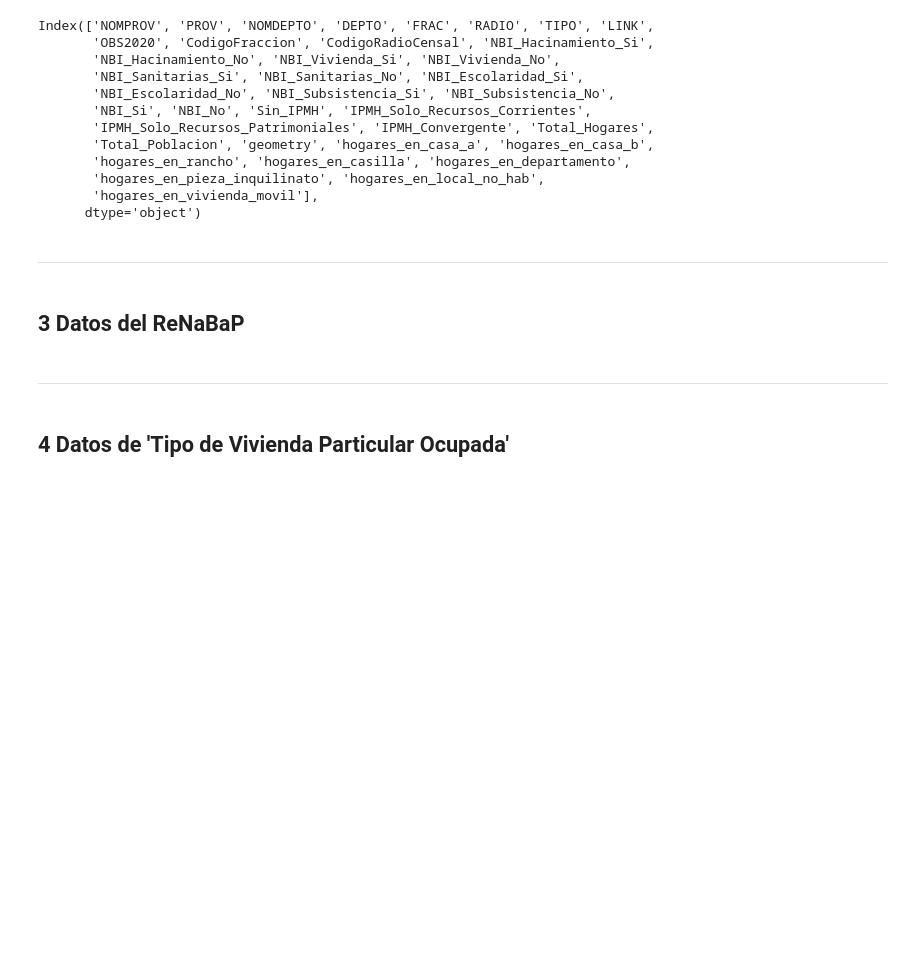
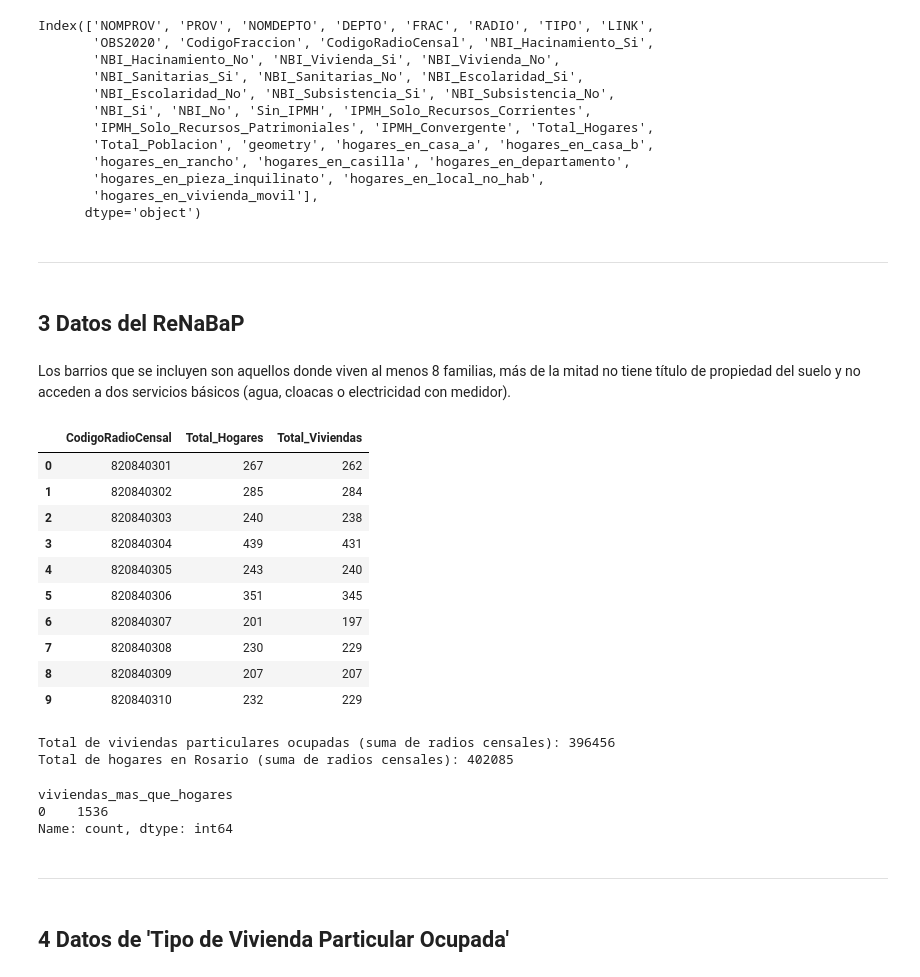
Before and after one commit to santorress2000/practica-profesional-censo2022, a Jupyter notebook: notebooks/00_preparacion_datasets.ipynb, the cells around one changed output. Saved outputs shown, nothing was run; the diff lists cells and outputs as text; code cells hidden in the pictures; blank space fills up the shorter version.

```diff
--- a/notebooks/00_preparacion_datasets.ipynb
+++ b/notebooks/00_preparacion_datasets.ipynb
@@ -636,3 +636,5 @@ Index(['NOMPROV', 'PROV', 'NOMDEPTO', 'DEPTO', 'FRAC', 'RADIO', 'TIPO', 'LINK',
 ----------------------------------------
 # %% [markdown]
 ## 3 Datos del ReNaBaP
+# %% [markdown]
+Los barrios que se incluyen son aquellos donde viven al menos 8 familias, más de la mitad no tiene título de propiedad del suelo y no acceden a dos servicios básicos (agua, cloacas o electricidad con medidor).
@@ -639,3 +646,43 @@ Index(['NOMPROV', 'PROV', 'NOMDEPTO', 'DEPTO', 'FRAC', 'RADIO', 'TIPO', 'LINK',
+# %%
+datos_censales_con_gdf[["CodigoRadioCensal", "Total_Hogares", "Total_Viviendas"]].head(10)
+# %% [output]
+|  | CodigoRadioCensal | Total_Hogares | Total_Viviendas |
+| 0 | 820840301 | 267 | 262 |
+| 1 | 820840302 | 285 | 284 |
+| 2 | 820840303 | 240 | 238 |
+| 3 | 820840304 | 439 | 431 |
+| 4 | 820840305 | 243 | 240 |
+| 5 | 820840306 | 351 | 345 |
+| 6 | 820840307 | 201 | 197 |
+| 7 | 820840308 | 230 | 229 |
+| 8 | 820840309 | 207 | 207 |
+| 9 | 820840310 | 232 | 229 |
+# %%
+# Total de viviendas particulares ocupadas
+total_viviendas_suma = datos_censales_con_gdf['Total_Viviendas'].sum()
+print("Total de viviendas particulares ocupadas (suma de radios censales):", total_viviendas_suma)
+
+# Total de hogares en Rosario
+total_hogares_suma = datos_censales_con_gdf['Total_Hogares'].sum()
+print("Total de hogares en Rosario (suma de radios censales):", total_hogares_suma)
+# %% [output]
+Total de viviendas particulares ocupadas (suma de radios censales): 396456
+Total de hogares en Rosario (suma de radios censales): 402085
+# %%
+# Agregamos una columna si el total de viviendas supera el total de hogares
+datos_censales_con_gdf['viviendas_mas_que_hogares'] = (
+    datos_censales_con_gdf['Total_Viviendas'] > datos_censales_con_gdf['Total_Hogares']
+).astype(int)
+
+# Vemos si hay radios censales con mas viviendas que hogares
+print(datos_censales_con_gdf['viviendas_mas_que_hogares'].value_counts())
+
+# Borramos la columna
+datos_censales_con_gdf.drop(columns=['viviendas_mas_que_hogares'], inplace=True)
+# %% [output]
+viviendas_mas_que_hogares
+0    1536
+Name: count, dtype: int64
 # %% [markdown]
 --------------------------
 # %% [markdown]
```
Also changed, not shown: parts of 14 cells of this notebook, 1 other file.
